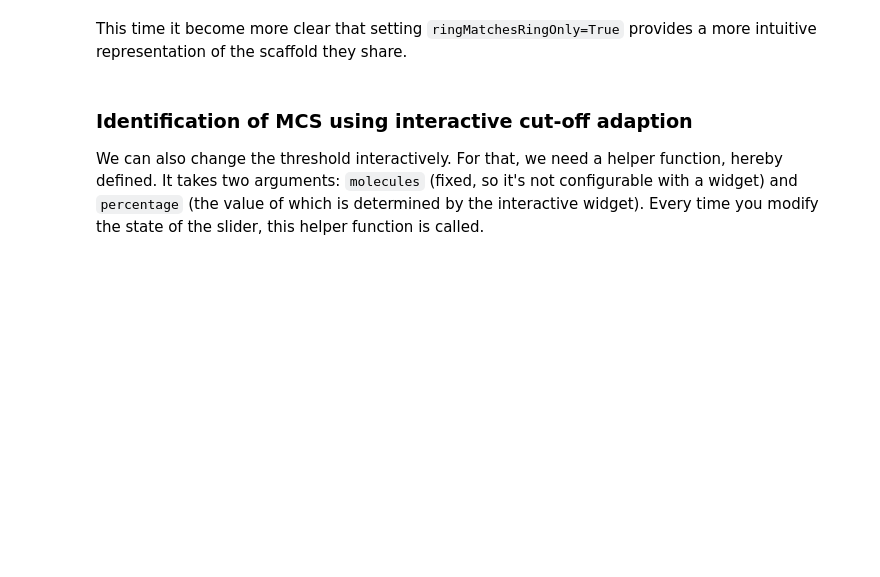
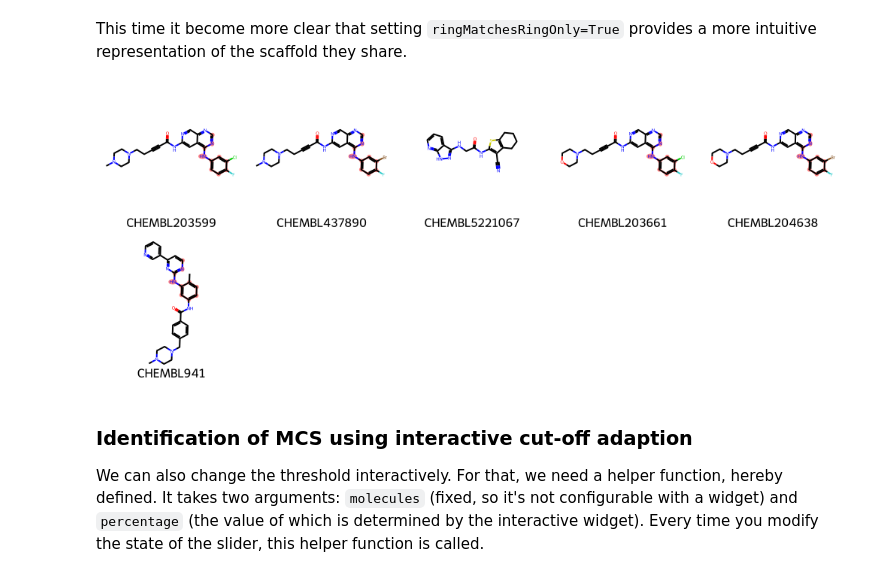
Before and after one commit to sagyr64/sagyr64, a Jupyter notebook: Maximum_Common_Substructure_Part_6.ipynb, the cells around one changed output. Cells and saved outputs as stored; diff of their text form; code cells hidden in the pictures; blank space fills up the shorter version.

```diff
--- a/Maximum_Common_Substructure_Part_6.ipynb
+++ b/Maximum_Common_Substructure_Part_6.ipynb
@@ -350,7 +402,7 @@ highlight_molecules(mols, mcs3, 5)
 We restrict the data to only highly active molecules (pIC50>9) and detect the maximum common scaffold in this subset.
 # %%
 # Read full EGFR data
-mol_df = pd.read_csv("/content/sample_data/ro5_properties1.csv", index_col=0)
+mol_df = pd.read_csv("/content/sample_data/MDB231_ro5_properties_filtered.csv", index_col=0)
 print("Total number of compounds:", mol_df.shape[0])
 
 # Only keep molecules with pIC50 > 9 (IC50 > 1nM)
@@ -382,7 +433,7 @@ for _, row in mol_df.iterrows():
 In the interest of time, we randomly pick 50 molecules from this set.
 # %%
 # We have fixed the random seed above (imports) for deterministic results
-mols_diverse_sample = random.sample(mols_diverse, 50)
+mols_diverse_sample = random.sample(mols_diverse, 6)
 # %% [markdown]
 We now calculate the same three variants of MCSs as described above and draw the respective substructures. We use a slightly lower threshold to account for the larger diversity in the set.
 # %%
@@ -411,7 +468,9 @@ Draw.MolsToGridImage(
 # %% [markdown]
 This time it become more clear that setting `ringMatchesRingOnly=True` provides a more intuitive representation of the scaffold they share.
 # %%
-highlight_molecules(mols_diverse_sample, mcs3, 5)
+highlight_molecules(mols_diverse_sample, mcs3, 10)
+# %% [output]
+[figure, added]
 # %% [markdown]
 ### Identification of MCS using interactive cut-off adaption
 
```
Also changed, not shown: parts of 20 cells of this notebook.
